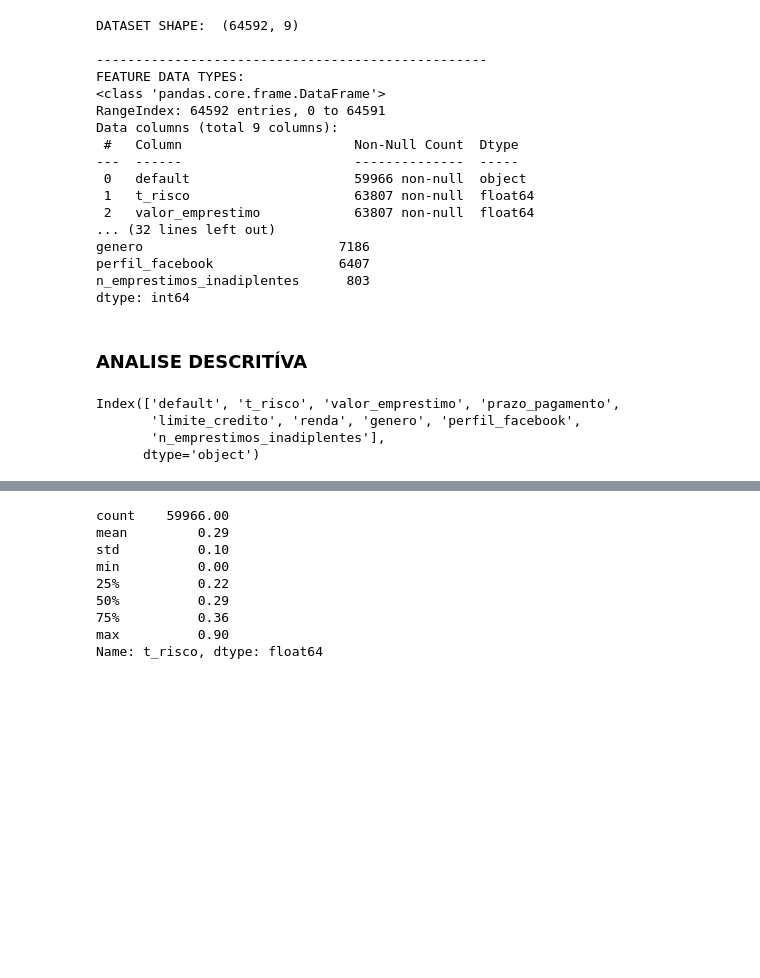
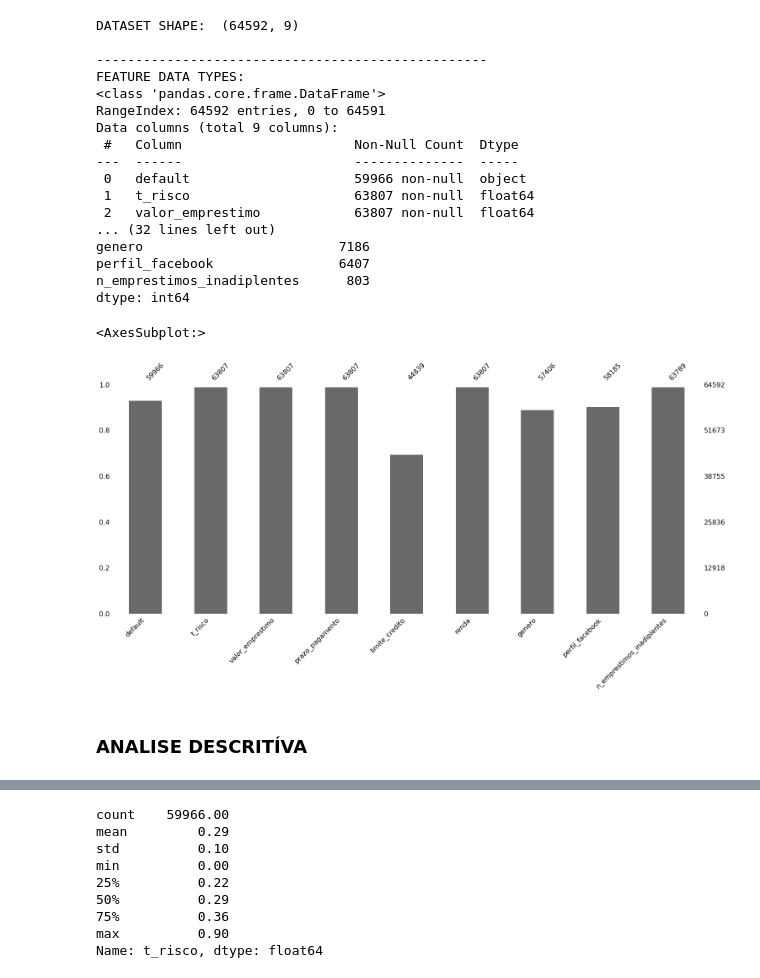
Before and after one commit to ramosrafaela/analise-descritiva-risco_credito, a Jupyter notebook: analise_descritiva_risco_credito.ipynb, the cells around one changed output, grey strips where cells are left out. Saved outputs shown, nothing was run; the diff lists cells and outputs as text; code cells hidden in the pictures; blank space fills up the shorter version.

```diff
--- a/analise_descritiva_risco_credito.ipynb
+++ b/analise_descritiva_risco_credito.ipynb
@@ -80,17 +98,15 @@ genero                         7186
 perfil_facebook                6407
 n_emprestimos_inadiplentes      803
 dtype: int64
+# %%
+msno.bar(df)
+# %% [output]
+<AxesSubplot:>
+[figure, added]
 # %%
 df = df.dropna(subset=["default"])
 # %% [markdown]
 ### ANALISE DESCRITÍVA
-# %%
-df.columns
-# %% [output]
-Index(['default', 't_risco', 'valor_emprestimo', 'prazo_pagamento',
-       'limite_credito', 'renda', 'genero', 'perfil_facebook',
-       'n_emprestimos_inadiplentes'],
-      dtype='object')
 # %%
 numerical = ['t_risco','valor_emprestimo','prazo_pagamento','limite_credito', 'n_emprestimos_inadiplentes']
 # %%
```
Also changed, not shown: parts of 32 cells of this notebook.
